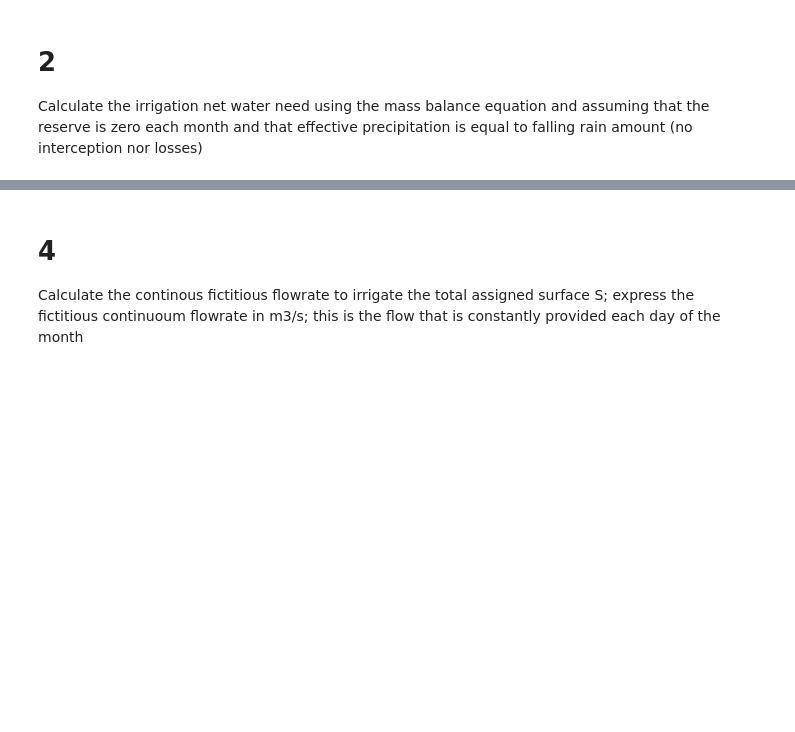
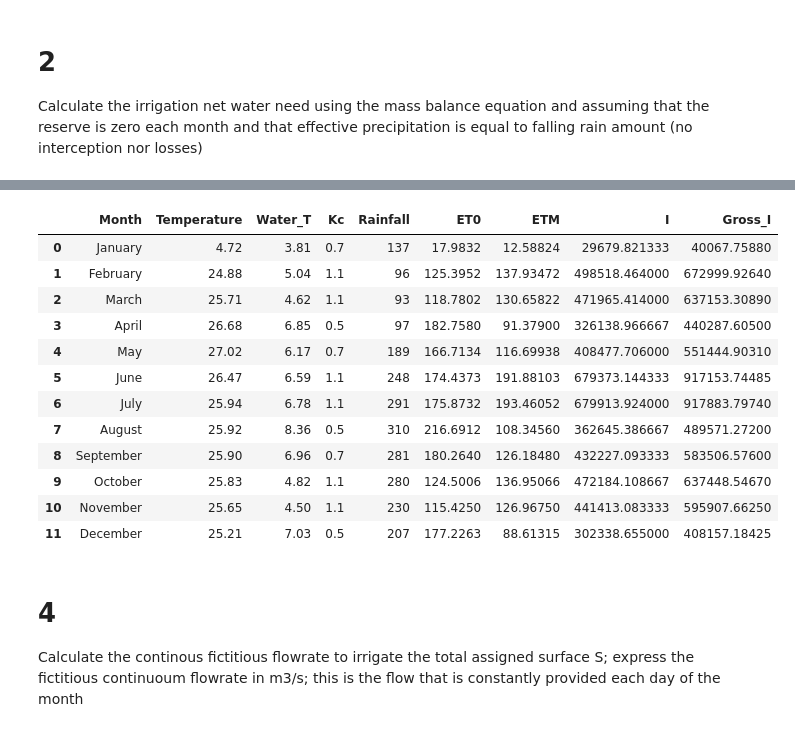
Before and after one commit to Margaux-Ccd/WREM_dam, a Jupyter notebook: crop_needs.ipynb, the cells around one changed output, grey strips where cells are left out. Saved outputs shown, nothing was run; the diff lists cells and outputs as text; code cells hidden in the pictures; blank space fills up the shorter version.

```diff
--- a/crop_needs.ipynb
+++ b/crop_needs.ipynb
@@ -96,8 +98,23 @@ Use the irrigation efficiency for gravity irrigation in a sandy soil (check L4.3
 # %%
 # efficiency gravity irrigation sandy soil
 e_sand=0.35
 
-Crop_data['Gross_I']=(1+e_sand)*Crop_data['I']
+Crop_data['Gross_I']=Crop_data['I']/e_sand
+Crop_data
+# %% [output]
+|  | Month | Temperature | Water_T | Kc | Rainfall | ET0 | ETM | I | Gross_I |
+| 0 | January | 4.72 | 3.81 | 0.7 | 137 | 17.9832 | 12.58824 | 29679.821333 | 40067.75880 |
+| 1 | February | 24.88 | 5.04 | 1.1 | 96 | 125.3952 | 137.93472 | 498518.464000 | 672999.92640 |
+| 2 | March | 25.71 | 4.62 | 1.1 | 93 | 118.7802 | 130.65822 | 471965.414000 | 637153.30890 |
+| 3 | April | 26.68 | 6.85 | 0.5 | 97 | 182.7580 | 91.37900 | 326138.966667 | 440287.60500 |
+| 4 | May | 27.02 | 6.17 | 0.7 | 189 | 166.7134 | 116.69938 | 408477.706000 | 551444.90310 |
+| 5 | June | 26.47 | 6.59 | 1.1 | 248 | 174.4373 | 191.88103 | 679373.144333 | 917153.74485 |
+| 6 | July | 25.94 | 6.78 | 1.1 | 291 | 175.8732 | 193.46052 | 679913.924000 | 917883.79740 |
+| 7 | August | 25.92 | 8.36 | 0.5 | 310 | 216.6912 | 108.34560 | 362645.386667 | 489571.27200 |
+| 8 | September | 25.90 | 6.96 | 0.7 | 281 | 180.2640 | 126.18480 | 432227.093333 | 583506.57600 |
+| 9 | October | 25.83 | 4.82 | 1.1 | 280 | 124.5006 | 136.95066 | 472184.108667 | 637448.54670 |
+| 10 | November | 25.65 | 4.50 | 1.1 | 230 | 115.4250 | 126.96750 | 441413.083333 | 595907.66250 |
+| 11 | December | 25.21 | 7.03 | 0.5 | 207 | 177.2263 | 88.61315 | 302338.655000 | 408157.18425 |
 # %% [markdown]
 # 4
 Calculate the continous fictitious flowrate to irrigate the total assigned surface S; express the fictitious continuoum
```
Also changed, not shown: parts of 4 cells of this notebook.
